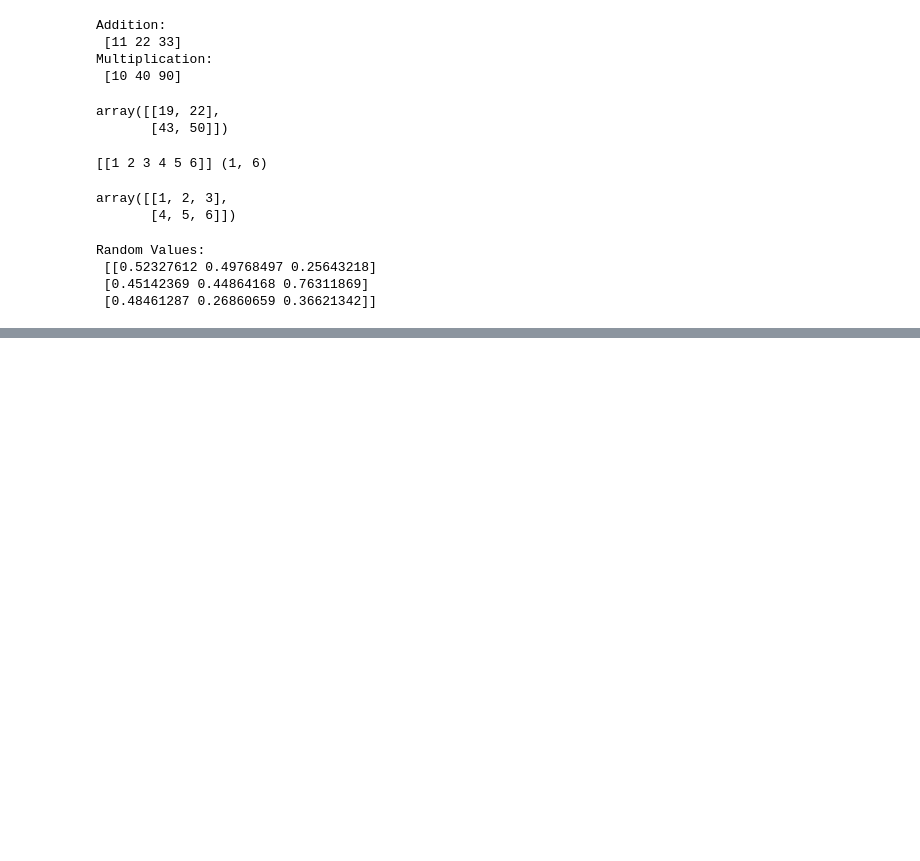
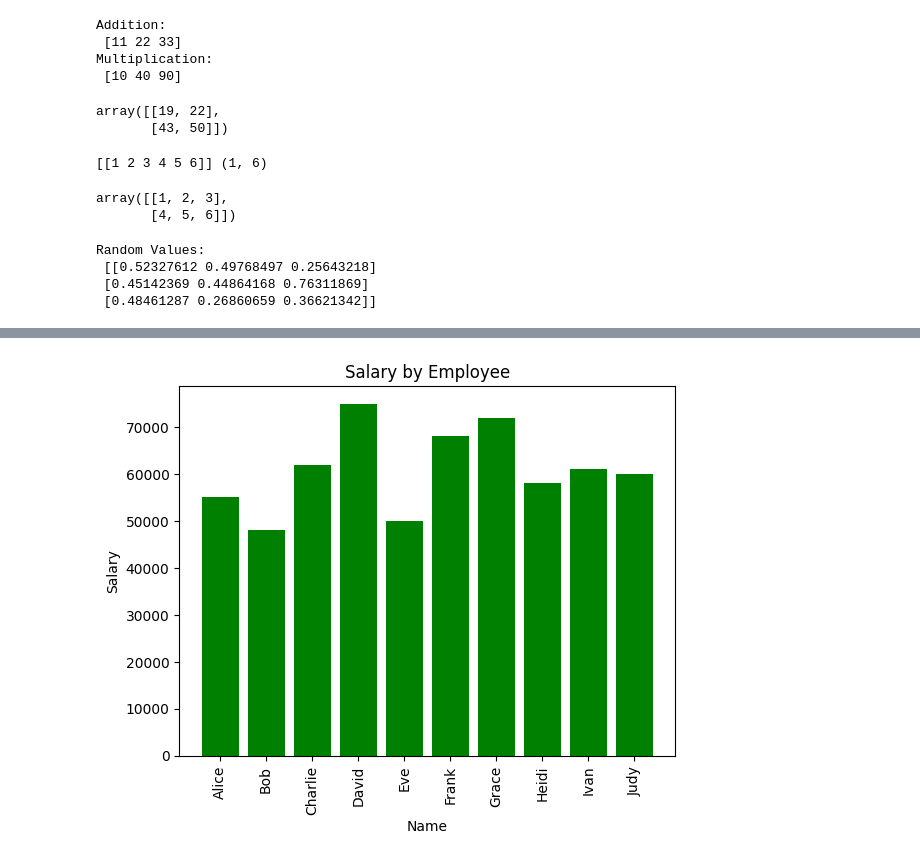
Before and after one commit to EPOCH-NSAKCET/PYTHON-FOR-ML, a Jupyter notebook: 2. LIBRARIES/1. intro to modules and libraries.ipynb, the cells around one changed output, grey strips where cells are left out. Cells and saved outputs as stored; diff of their text form; code cells hidden in the pictures; blank space fills up the shorter version.

```diff
--- a/2. LIBRARIES/1. intro to modules and libraries.ipynb
+++ b/2. LIBRARIES/1. intro to modules and libraries.ipynb
@@ -78,0 +298,9 @@ Random Values:
+# %%
+plt.bar(df['Name'], df['Salary'], color='green')
+plt.title('Salary by Employee')
+plt.xlabel('Name')
+plt.ylabel('Salary')
+plt.xticks(rotation=90)  # Rotate names for better readability
+plt.show()
+# %% [output]
+[figure, added]
```
Also changed, not shown: parts of 34 cells of this notebook, 2 other files.
